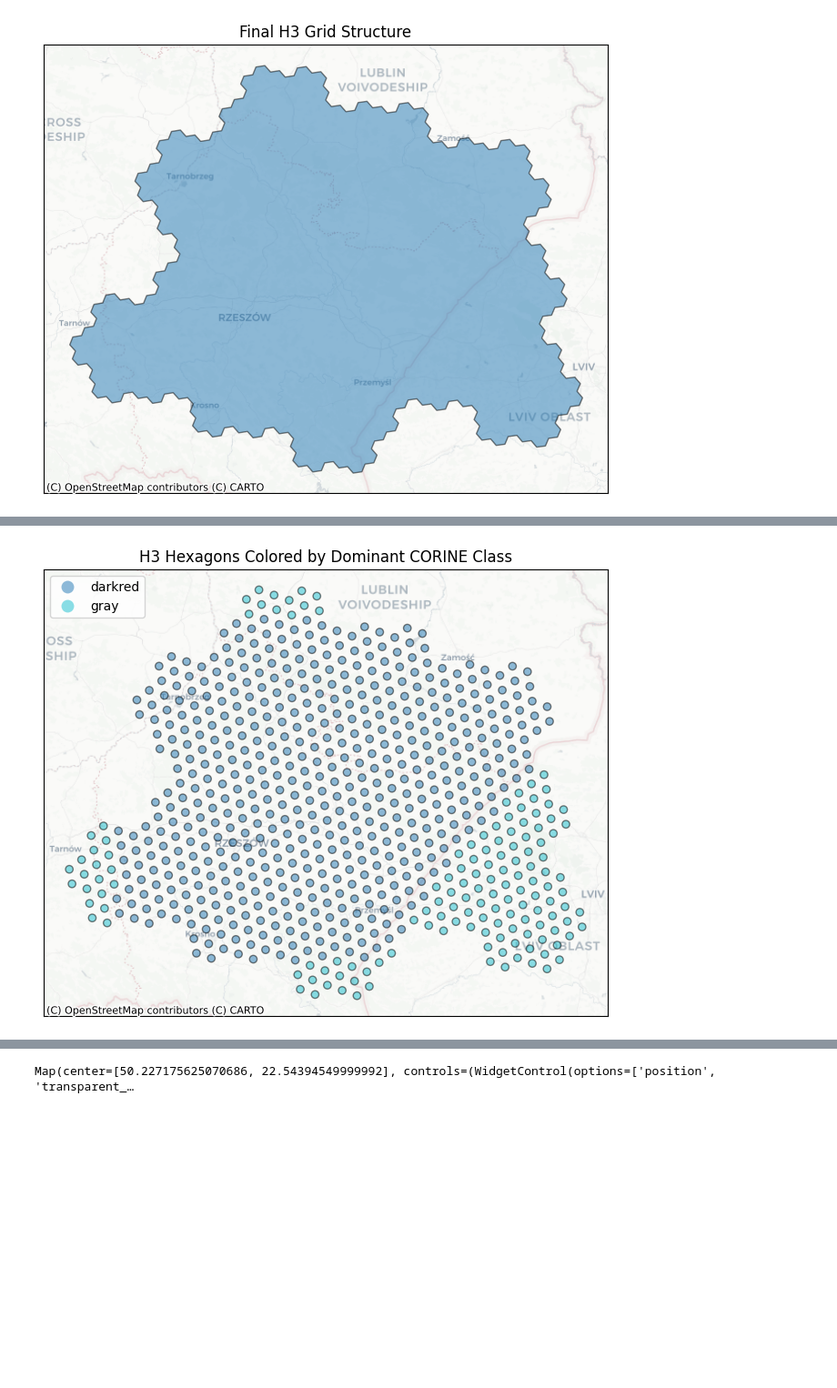
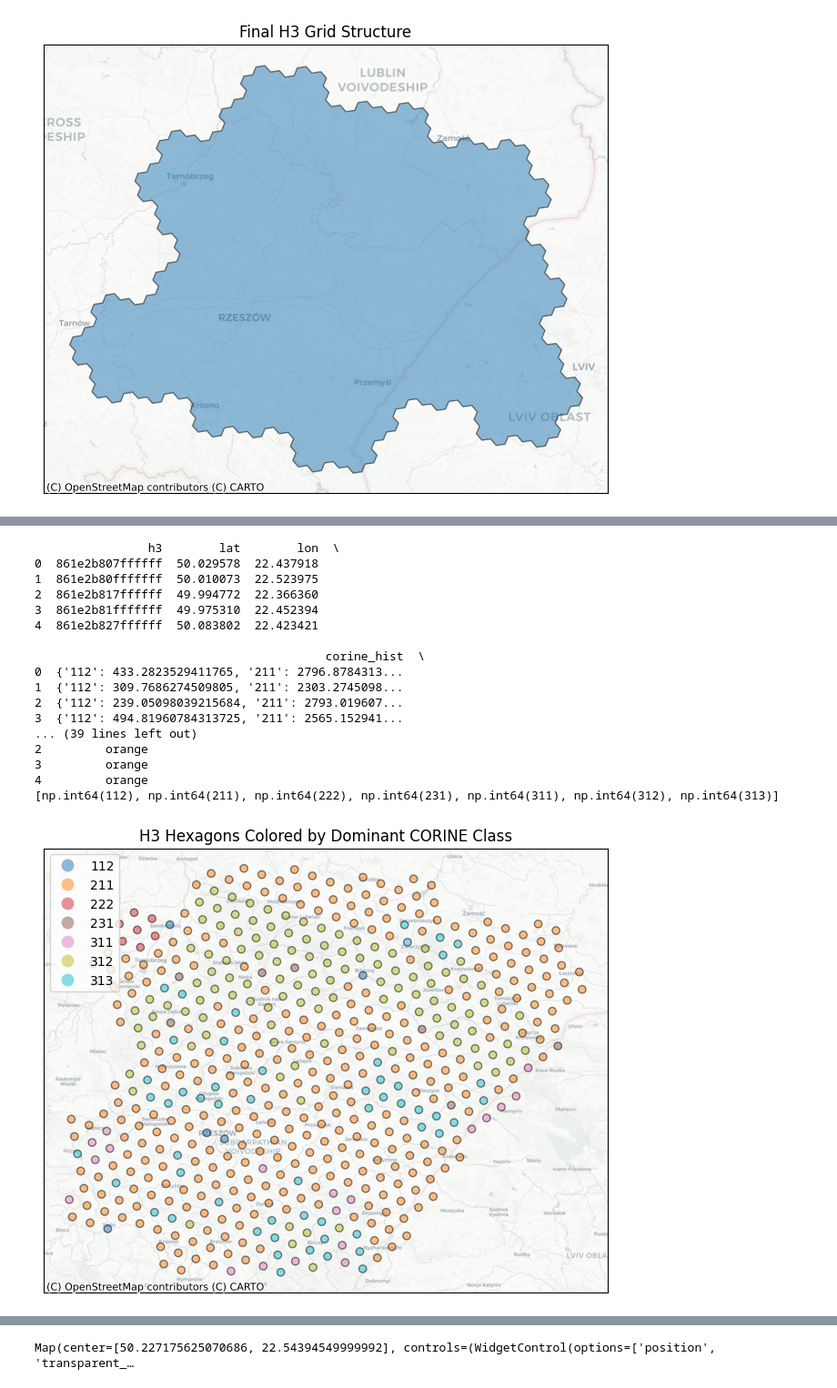
Before and after one commit to Kasivvvv/agh-habitat-pl, a Jupyter notebook: notebooks/lab_2.ipynb, the cells around one changed output, grey strips where cells are left out. Shown at 91% size. Saved outputs shown, nothing was run; the diff lists cells and outputs as text; code cells hidden in the pictures; blank space fills up the shorter version.

```diff
--- a/notebooks/lab_2.ipynb
+++ b/notebooks/lab_2.ipynb
@@ -466,11 +467,31 @@ df['dominant_color'] = df['corine_frac'].apply(get_dominant_color)
 # %%
 gdf = gpd.GeoDataFrame(
     df,
     geometry=gpd.points_from_xy(df.lon, df.lat),
     crs="EPSG:4326"
 )
-plot_df(gdf, column='dominant_color', title="H3 Hexagons Colored by Dominant CORINE Class")
+print(gdf.head())
+print(df.head())
+print(sorted(list(gdf['dominant_class_id'].unique())))
+plot_df(gdf, column='dominant_class_id', title="H3 Hexagons Colored by Dominant CORINE Class")
 # %% [output]
+                h3        lat        lon  \
+0  861e2b807ffffff  50.029578  22.437918
+1  861e2b80fffffff  50.010073  22.523975
+2  861e2b817ffffff  49.994772  22.366360
+3  861e2b81fffffff  49.975310  22.452394
+4  861e2b827ffffff  50.083802  22.423421
+
+                                         corine_hist  \
+0  {'112': 433.2823529411765, '211': 2796.8784313...
+1  {'112': 309.7686274509805, '211': 2303.2745098...
+2  {'112': 239.05098039215684, '211': 2793.019607...
+3  {'112': 494.81960784313725, '211': 2565.152941...
+... (39 lines left out)
+2         orange
+3         orange
+4         orange
+[np.int64(112), np.int64(211), np.int64(222), np.int64(231), np.int64(311), np.int64(312), np.int64(313)]
-[figure, old version]
+[figure, new version]
 # %%
 # 1. Feature Matrix Construction
```
Also changed, not shown: parts of 6 cells of this notebook.
